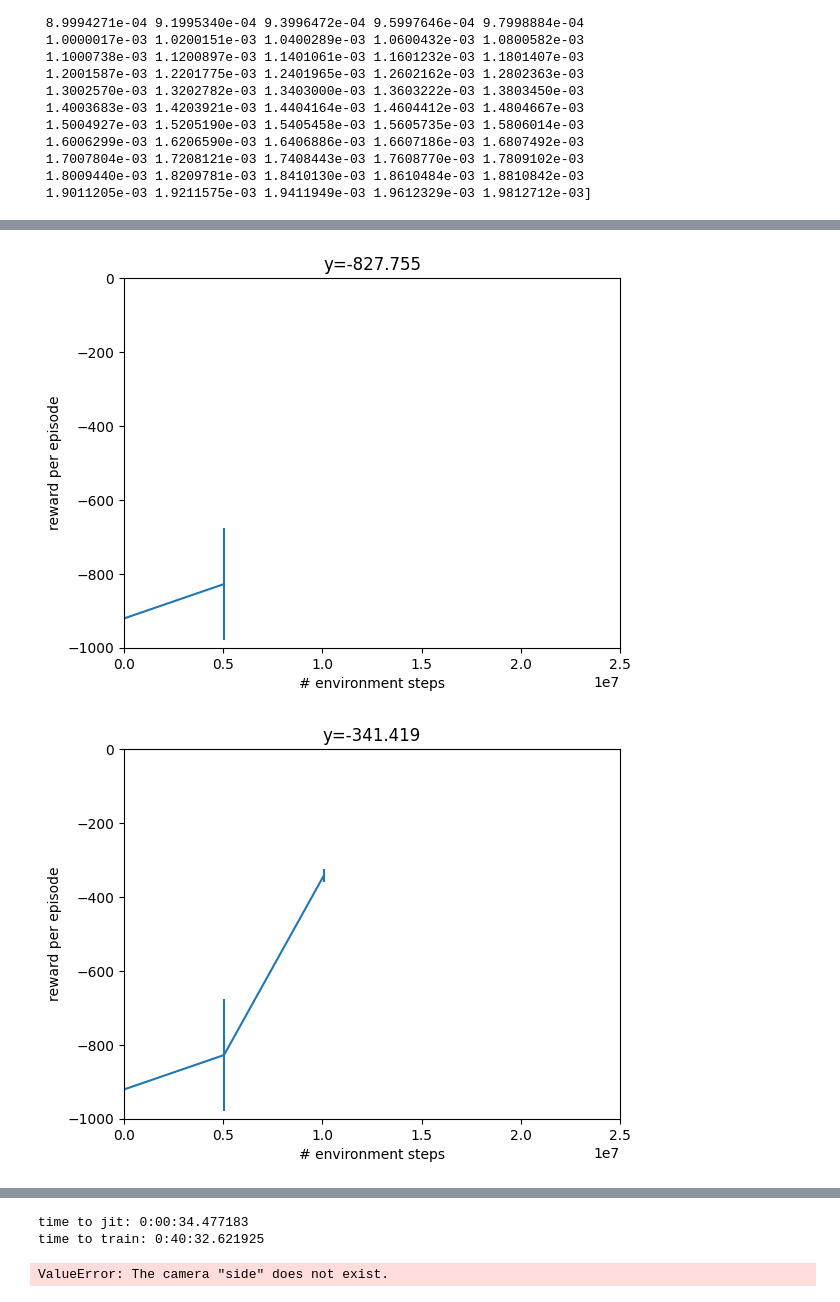
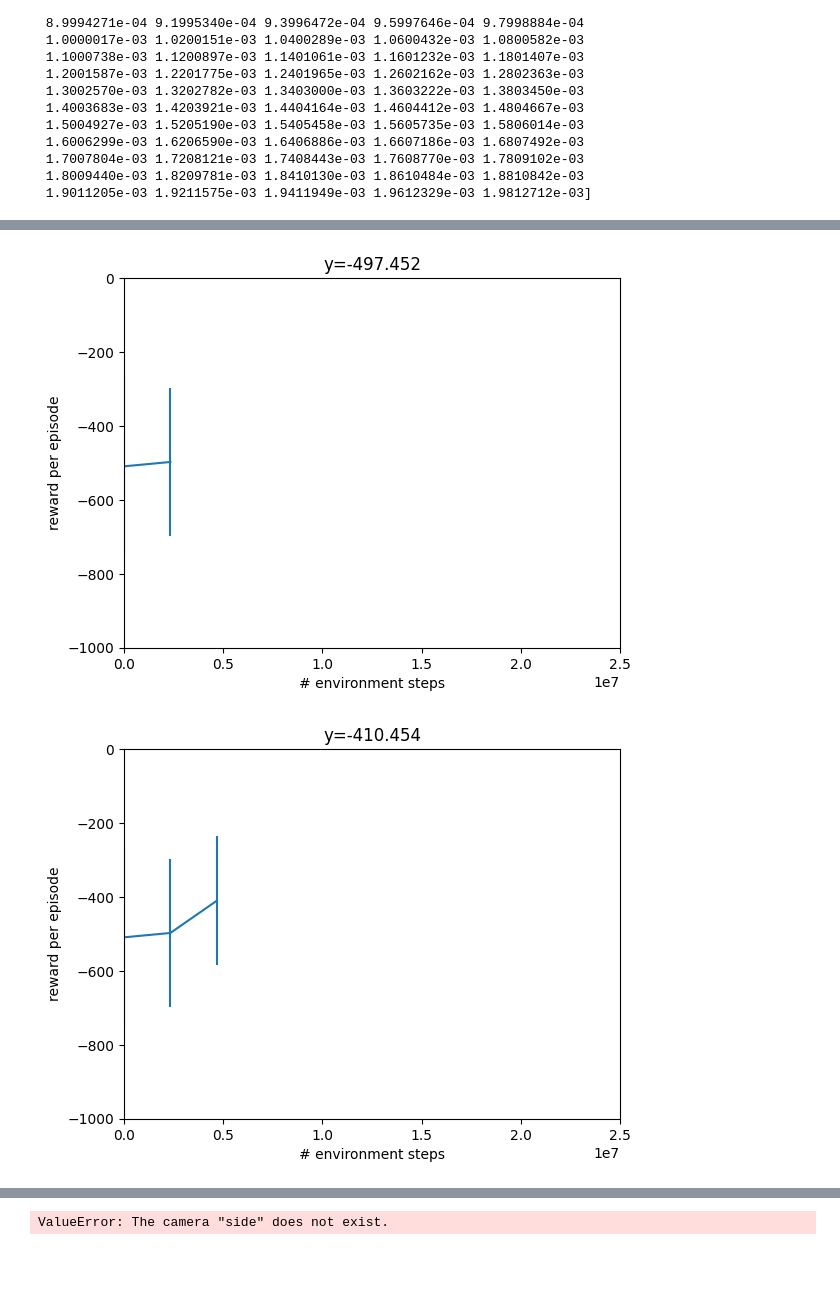
Before and after one commit to flipe-rodrigues/animat, a Jupyter notebook: src/mujoco_rnn_cmaes_mjx/mjx101.ipynb, the cells around one changed output, grey strips where cells are left out. Drawn from its saved outputs; the diff is of its cells as text; code cells hidden in the pictures; blank space fills up the shorter version.

```diff
--- a/src/mujoco_rnn_cmaes_mjx/mjx101.ipynb
+++ b/src/mujoco_rnn_cmaes_mjx/mjx101.ipynb
@@ -454,15 +482,12 @@ import matplotlib.pyplot as plt
 
 from datetime import datetime
 from brax.training.agents.ppo import train as ppo
-
 from brax.training.agents.es import train as es
-
-from evojax.algo import PGPE
 
 train_fn = functools.partial(
     ppo.train,
     num_timesteps=20_000_000,
-    num_evals=5,
+    num_evals=10,
     reward_scaling=0.1,
     episode_length=1000,
     normalize_observations=True,
@@ -477,38 +502,48 @@ train_fn = functools.partial(
     batch_size=512,
     seed=0,
 )
+
+# train_fn = functools.partial(
+#     es.train,
+#     population_size=128,
+#     num_eval_envs=128,
+#     num_timesteps=15_000,
+#     episode_length=15_000,
+#     max_devices_per_host=8,
+#     seed=1,
+# )
 
 
 x_data = []
 y_data = []
 ydataerr = []
 times = [datetime.now()]
 
 max_y, min_y = 0, -1000
 
 
 def progress(num_steps, metrics):
     times.append(datetime.now())
     x_data.append(num_steps)
     y_data.append(metrics["eval/episode_reward"])
     ydataerr.append(metrics["eval/episode_reward_std"])
 
     plt.xlim([-1, train_fn.keywords["num_timesteps"] * 1.25])
     plt.ylim([min_y, max_y])
 
     plt.xlabel("# environment steps")
     plt.ylabel("reward per episode")
     plt.title(f"y={y_data[-1]:.3f}")
 
     plt.errorbar(x_data, y_data, yerr=ydataerr)
     plt.show()
 
 
 make_inference_fn, params, _ = train_fn(environment=env, progress_fn=progress)
 
 print(f"time to jit: {times[1] - times[0]}")
 print(f"time to train: {times[-1] - times[1]}")
 # %% [output]
 [figure]
-[figure, old version]
+[figure, new version]
-[figure, old version]
+[figure, new version]
@@ -517,5 +550,3 @@ print(f"time to train: {times[-1] - times[1]}")
-time to jit: 0:00:34.477183
-time to train: 0:40:32.621925
 # %%
 model_path = 'mjx_brax_policy'
 model.save_params(model_path, params)
```
Also changed, not shown: parts of 9 cells of this notebook, 1 other file.
